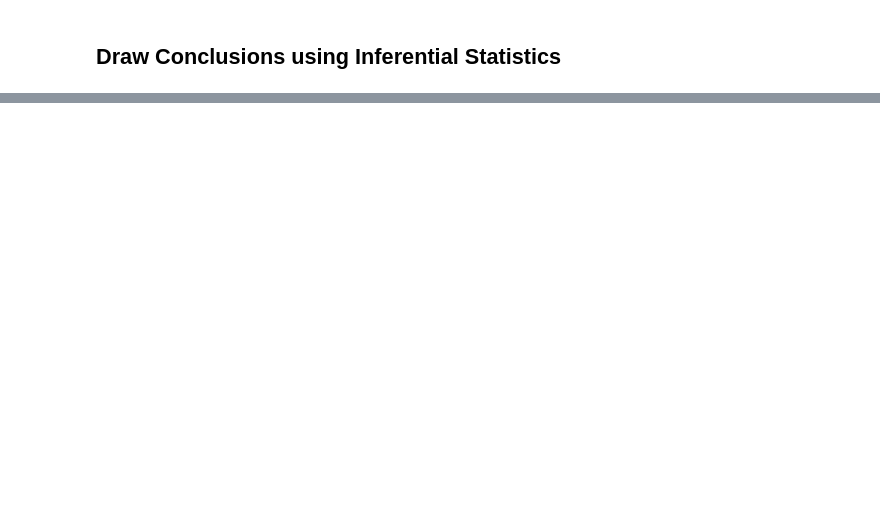
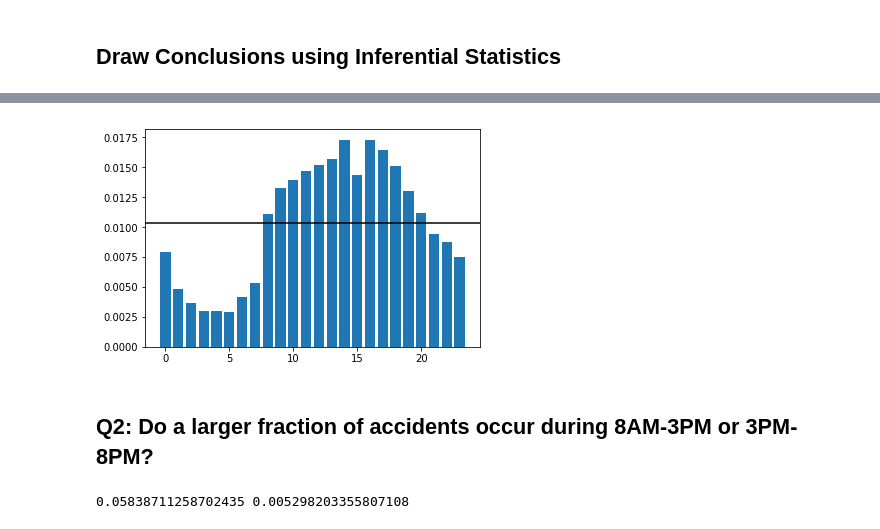
Before and after one commit to udacity/sapient-webinar, a Jupyter notebook: collisions.ipynb, the cells around one changed output, grey strips where cells are left out. Saved outputs shown, nothing was run; the diff lists cells and outputs as text; code cells hidden in the pictures; blank space fills up the shorter version.

```diff
--- a/collisions.ipynb
+++ b/collisions.ipynb
@@ -395,0 +352,8 @@ plt.show()
+# %%
+plt.bar(x=manhattan_hour_day,height=manhattan_hourly_fractions)
+plt.axhline(y=manhattan_hourly_fractions.mean(), color='k')
+plt.show()
+# %% [output]
+[figure, added]
+# %% [markdown]
+## Q2: Do a larger fraction of accidents occur during 8AM-3PM or 3PM-8PM?
@@ -395,0 +367,4 @@ plt.show()
+# %%
+print(morn_accidents_frac.mean(), morn_accidents_frac.std())
+# %% [output]
+0.05838711258702435 0.005298203355807108
```
Also changed, not shown: parts of 67 cells of this notebook.
